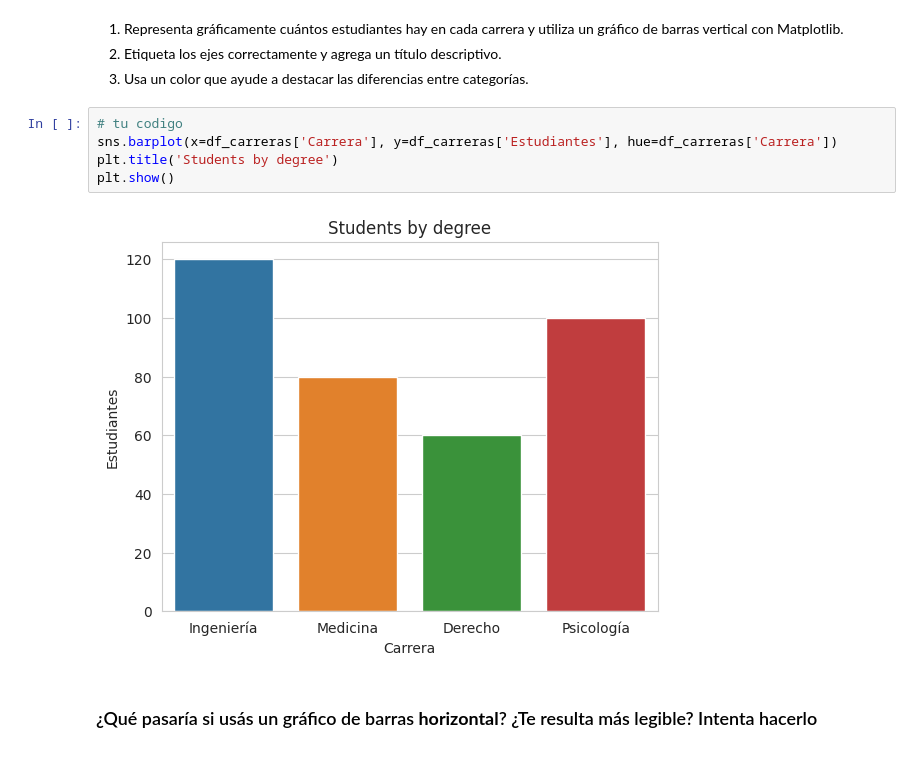
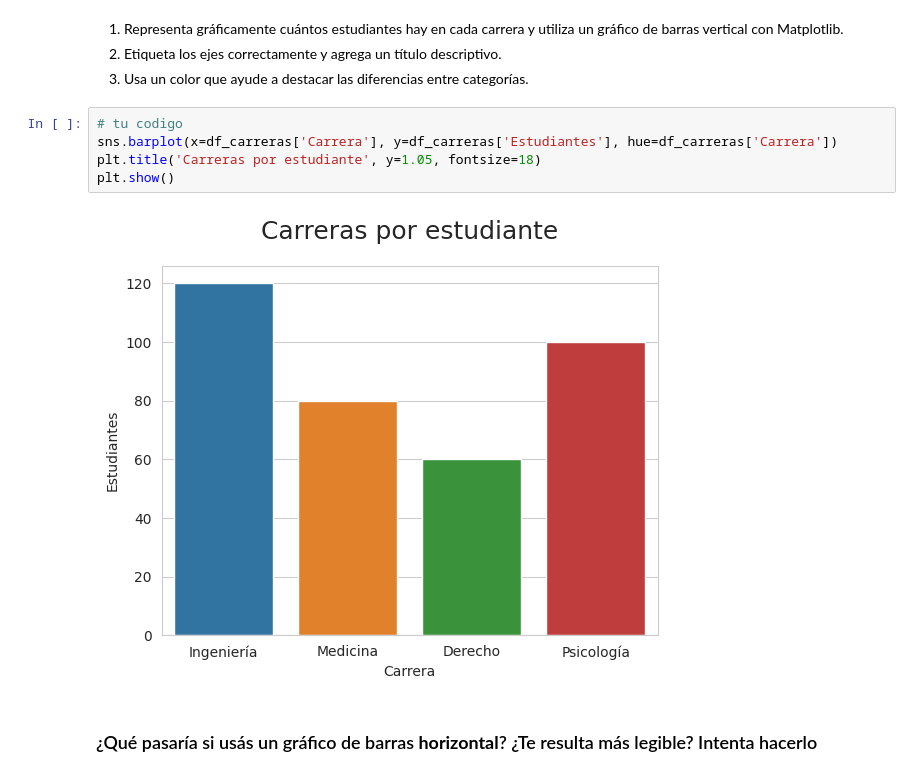
Before and after one commit to danielpaez-dev/visualization-exercises-with-matplot-and-seaborn, a Jupyter notebook: notebook/problems.es.ipynb, the cells around one changed output. Saved outputs shown, nothing was run; the diff lists cells and outputs as text.

```diff
--- a/notebook/problems.es.ipynb
+++ b/notebook/problems.es.ipynb
@@ -94,10 +94,10 @@ df_carreras
 # %%
 # tu codigo
 sns.barplot(x=df_carreras['Carrera'], y=df_carreras['Estudiantes'], hue=df_carreras['Carrera'])
-plt.title('Students by degree')
+plt.title('Carreras por estudiante', y=1.05, fontsize=18)
 plt.show()
 # %% [output]
-[figure, old version]
+[figure, new version]
 # %% [markdown]
 ### ¿Qué pasaría si usás un gráfico de barras **horizontal**? ¿Te resulta más legible? Intenta hacerlo
 # %%
```
Also changed, not shown: parts of 15 cells of this notebook.
